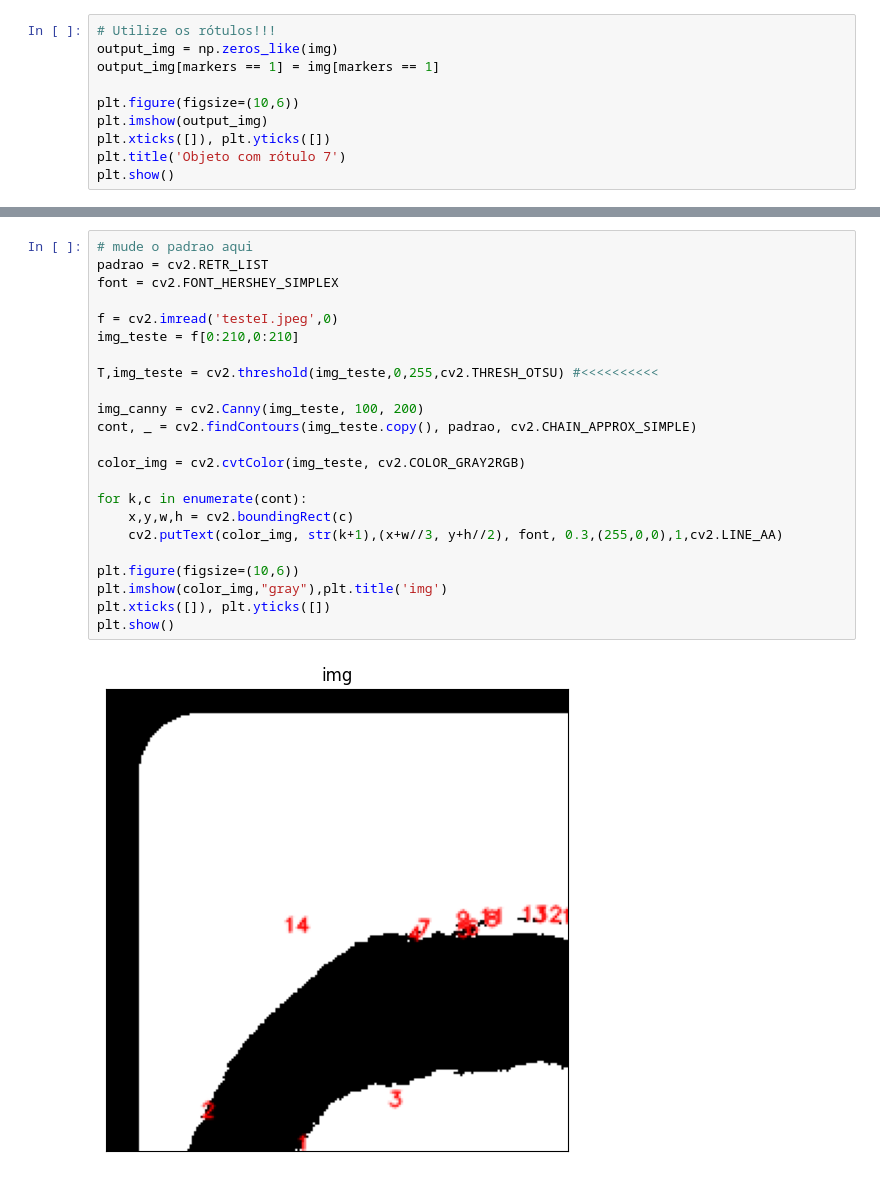
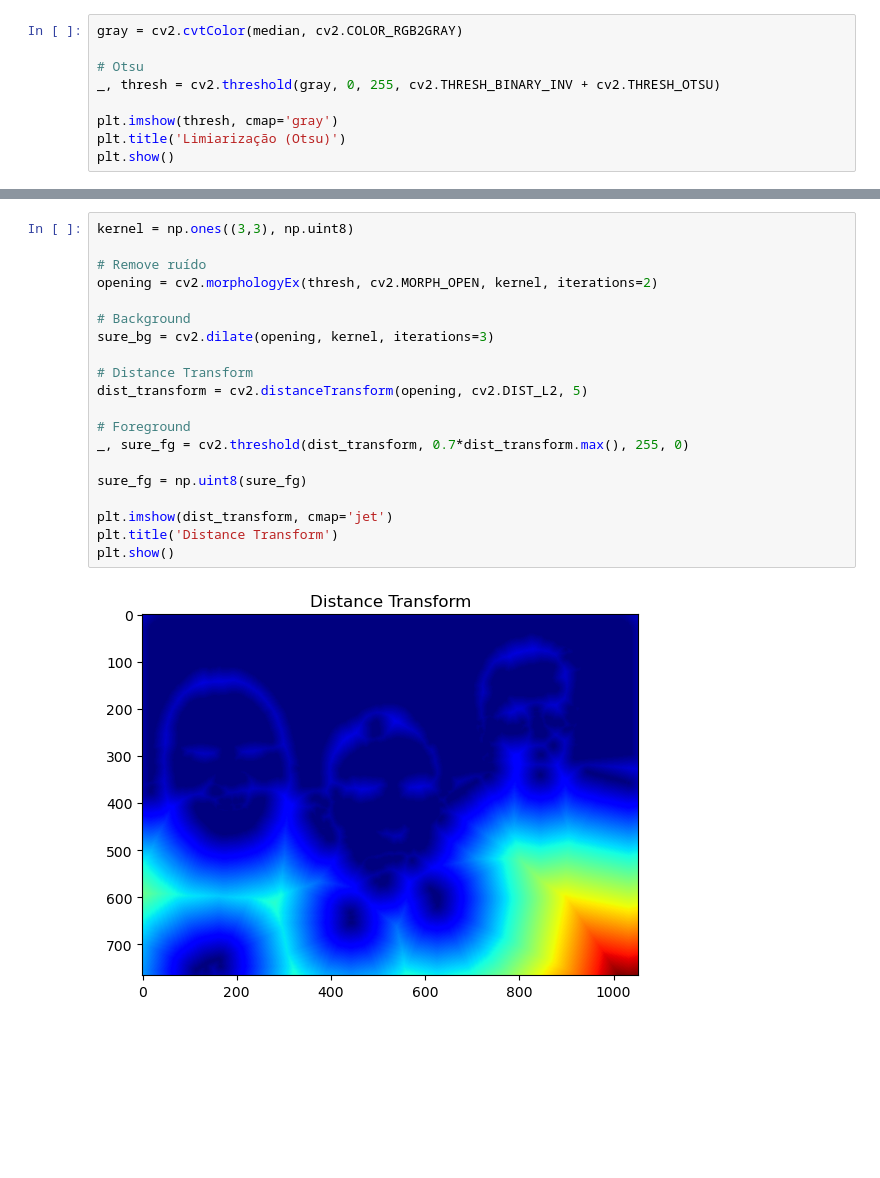
Before and after one commit to FelipeMajor/Projeto_Segmentacao, a Jupyter notebook: main.ipynb, the cells around one changed output, grey strips where cells are left out. Saved outputs shown, nothing was run; the diff lists cells and outputs as text; blank space fills up the shorter version.

```diff
--- a/main.ipynb
+++ b/main.ipynb
@@ -59,11 +28,10 @@ plt.show()
 # %%
-# Utilize os rótulos!!!
-output_img = np.zeros_like(img)
-output_img[markers == 1] = img[markers == 1]
+gray = cv2.cvtColor(median, cv2.COLOR_RGB2GRAY)
 
-plt.figure(figsize=(10,6))
-plt.imshow(output_img)
-plt.xticks([]), plt.yticks([])
-plt.title('Objeto com rótulo 7')
+# Otsu
+_, thresh = cv2.threshold(gray, 0, 255, cv2.THRESH_BINARY_INV + cv2.THRESH_OTSU)
+
+plt.imshow(thresh, cmap='gray')
+plt.title('Limiarização (Otsu)')
 plt.show()
 # %% [output]
@@ -71,25 +39,22 @@ plt.show()
 # %%
-# mude o padrao aqui
-padrao = cv2.RETR_LIST
-font = cv2.FONT_HERSHEY_SIMPLEX
+kernel = np.ones((3,3), np.uint8)
 
-f = cv2.imread('testeI.jpeg',0)
-img_teste = f[0:210,0:210]
+# Remove ruído
+opening = cv2.morphologyEx(thresh, cv2.MORPH_OPEN, kernel, iterations=2)
 
-T,img_teste = cv2.threshold(img_teste,0,255,cv2.THRESH_OTSU) #<<<<<<<<<<
+# Background
+sure_bg = cv2.dilate(opening, kernel, iterations=3)
 
-img_canny = cv2.Canny(img_teste, 100, 200)
-cont, _ = cv2.findContours(img_teste.copy(), padrao, cv2.CHAIN_APPROX_SIMPLE)
+# Distance Transform
+dist_transform = cv2.distanceTransform(opening, cv2.DIST_L2, 5)
 
-color_img = cv2.cvtColor(img_teste, cv2.COLOR_GRAY2RGB)
+# Foreground
+_, sure_fg = cv2.threshold(dist_transform, 0.7*dist_transform.max(), 255, 0)
 
-for k,c in enumerate(cont):
-    x,y,w,h = cv2.boundingRect(c)
-    cv2.putText(color_img, str(k+1),(x+w//3, y+h//2), font, 0.3,(255,0,0),1,cv2.LINE_AA)
+sure_fg = np.uint8(sure_fg)
 
-plt.figure(figsize=(10,6))
-plt.imshow(color_img,"gray"),plt.title('img')
-plt.xticks([]), plt.yticks([])
+plt.imshow(dist_transform, cmap='jet')
+plt.title('Distance Transform')
 plt.show()
 # %% [output]
-[figure, old version]
+[figure, new version]
```
Also changed, not shown: parts of 13 cells of this notebook.
